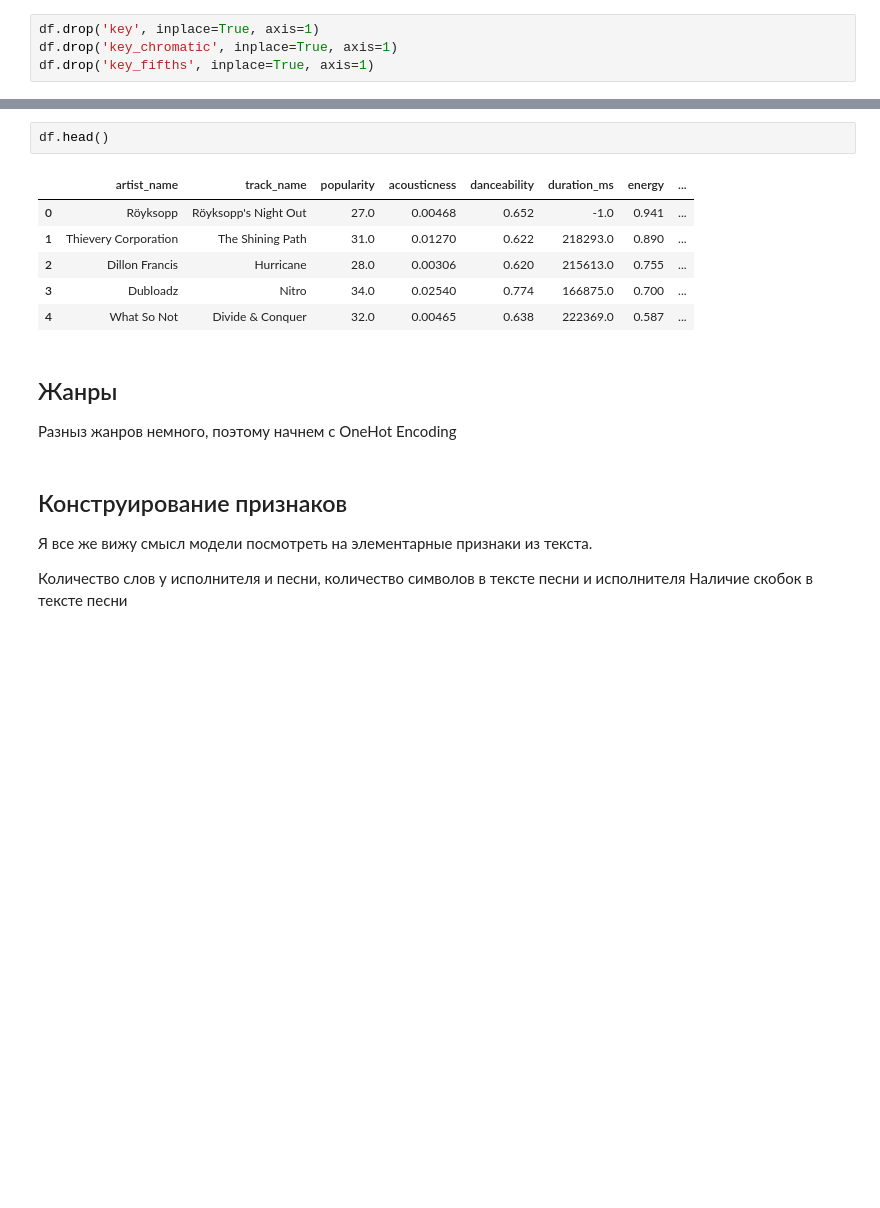
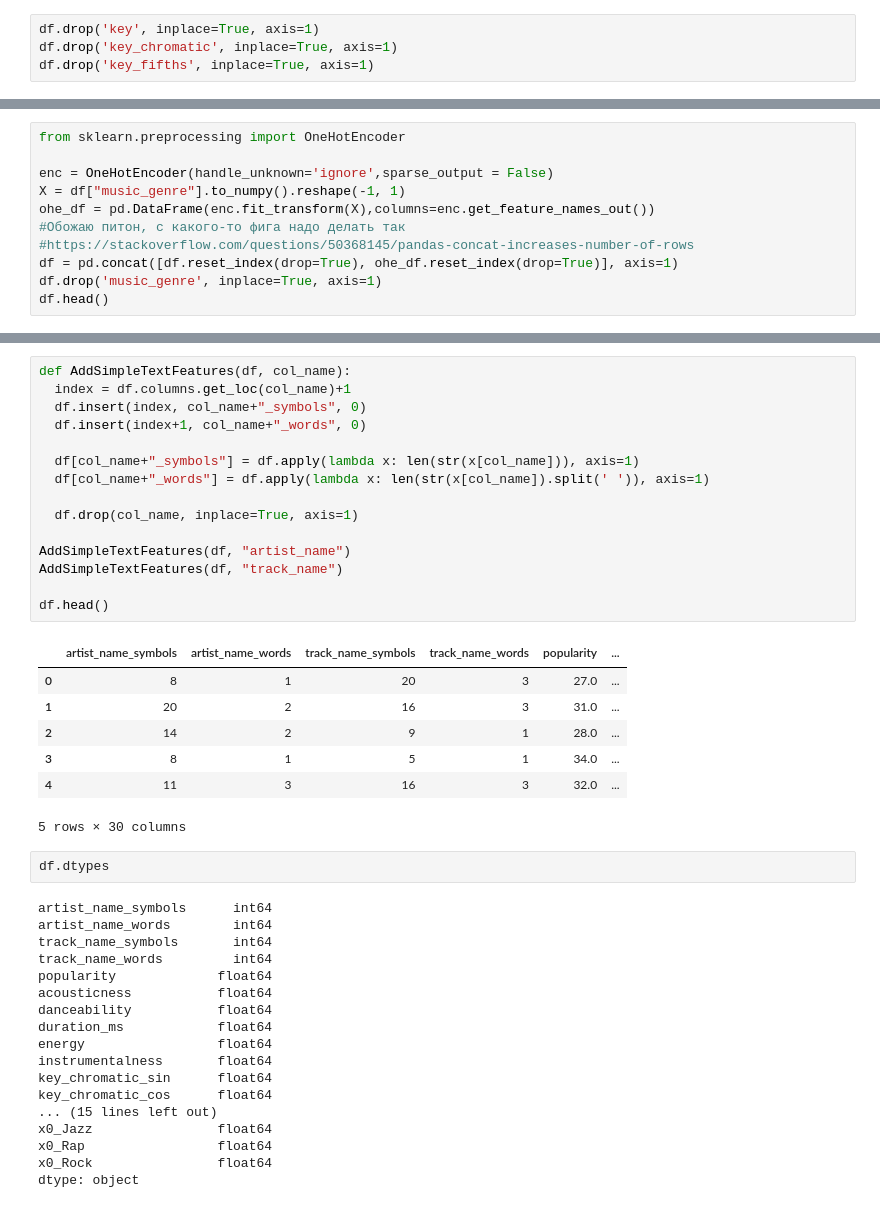
Before and after one commit to gtrofimiuk/ML_course, a Jupyter notebook: MusicGenres.ipynb, the cells around one changed output, grey strips where cells are left out. Cells and saved outputs as stored; diff of their text form; blank space fills up the shorter version.

Commit message:
Convert all features to numbers

```diff
--- a/MusicGenres.ipynb
+++ b/MusicGenres.ipynb
@@ -240,0 +250,11 @@ df.drop('key_fifths', inplace=True, axis=1)
+# %%
+from sklearn.preprocessing import OneHotEncoder
+
+enc = OneHotEncoder(handle_unknown='ignore',sparse_output = False)
+X = df["music_genre"].to_numpy().reshape(-1, 1)
+ohe_df = pd.DataFrame(enc.fit_transform(X),columns=enc.get_feature_names_out())
+#Обожаю питон, с какого-то фига надо делать так
+#https://stackoverflow.com/questions/50368145/pandas-concat-increases-number-of-rows
+df = pd.concat([df.reset_index(drop=True), ohe_df.reset_index(drop=True)], axis=1)
+df.drop('music_genre', inplace=True, axis=1)
+df.head()
@@ -241,20 +275,43 @@ df.drop('key_fifths', inplace=True, axis=1)
+# %%
+def AddSimpleTextFeatures(df, col_name):
+  index = df.columns.get_loc(col_name)+1
+  df.insert(index, col_name+"_symbols", 0)
+  df.insert(index+1, col_name+"_words", 0)
+
+  df[col_name+"_symbols"] = df.apply(lambda x: len(str(x[col_name])), axis=1)
+  df[col_name+"_words"] = df.apply(lambda x: len(str(x[col_name]).split(' ')), axis=1)
+
+  df.drop(col_name, inplace=True, axis=1)
+
+AddSimpleTextFeatures(df, "artist_name")
+AddSimpleTextFeatures(df, "track_name")
+
+df.head()
+# %% [output]
+|  | artist_name_symbols | artist_name_words | track_name_symbols | track_name_words | popularity | ... |
+| 0 | 8 | 1 | 20 | 3 | 27.0 | ... |
+| 1 | 20 | 2 | 16 | 3 | 31.0 | ... |
+| 2 | 14 | 2 | 9 | 1 | 28.0 | ... |
+| 3 | 8 | 1 | 5 | 1 | 34.0 | ... |
+| 4 | 11 | 3 | 16 | 3 | 32.0 | ... |
+5 rows × 30 columns
 # %%
-df.head()
+df.dtypes
 # %% [output]
-|  | artist_name | track_name | popularity | acousticness | danceability | duration_ms | energy | ... |
-| 0 | Röyksopp | Röyksopp's Night Out | 27.0 | 0.00468 | 0.652 | -1.0 | 0.941 | ... |
-| 1 | Thievery Corporation | The Shining Path | 31.0 | 0.01270 | 0.622 | 218293.0 | 0.890 | ... |
-| 2 | Dillon Francis | Hurricane | 28.0 | 0.00306 | 0.620 | 215613.0 | 0.755 | ... |
-| 3 | Dubloadz | Nitro | 34.0 | 0.02540 | 0.774 | 166875.0 | 0.700 | ... |
-| 4 | What So Not | Divide & Conquer | 32.0 | 0.00465 | 0.638 | 222369.0 | 0.587 | ... |
+artist_name_symbols      int64
+artist_name_words        int64
+track_name_symbols       int64
+track_name_words         int64
+popularity             float64
+acousticness           float64
+danceability           float64
+duration_ms            float64
+energy                 float64
+instrumentalness       float64
+key_chromatic_sin      float64
+key_chromatic_cos      float64
+... (15 lines left out)
+x0_Jazz                float64
+x0_Rap                 float64
+x0_Rock                float64
+dtype: object
-# %% [markdown]
-## Жанры
-
-Разныз жанров немного, поэтому начнем с OneHot Encoding
-# %% [markdown]
-## Конструирование признаков
-
-Я все же вижу смысл модели посмотреть на элементарные признаки из текста.
-
-Количество слов у исполнителя и песни, количество символов в тексте песни и исполнителя
-Наличие скобок в тексте песни
```
Also changed, not shown: parts of 13 cells of this notebook.
